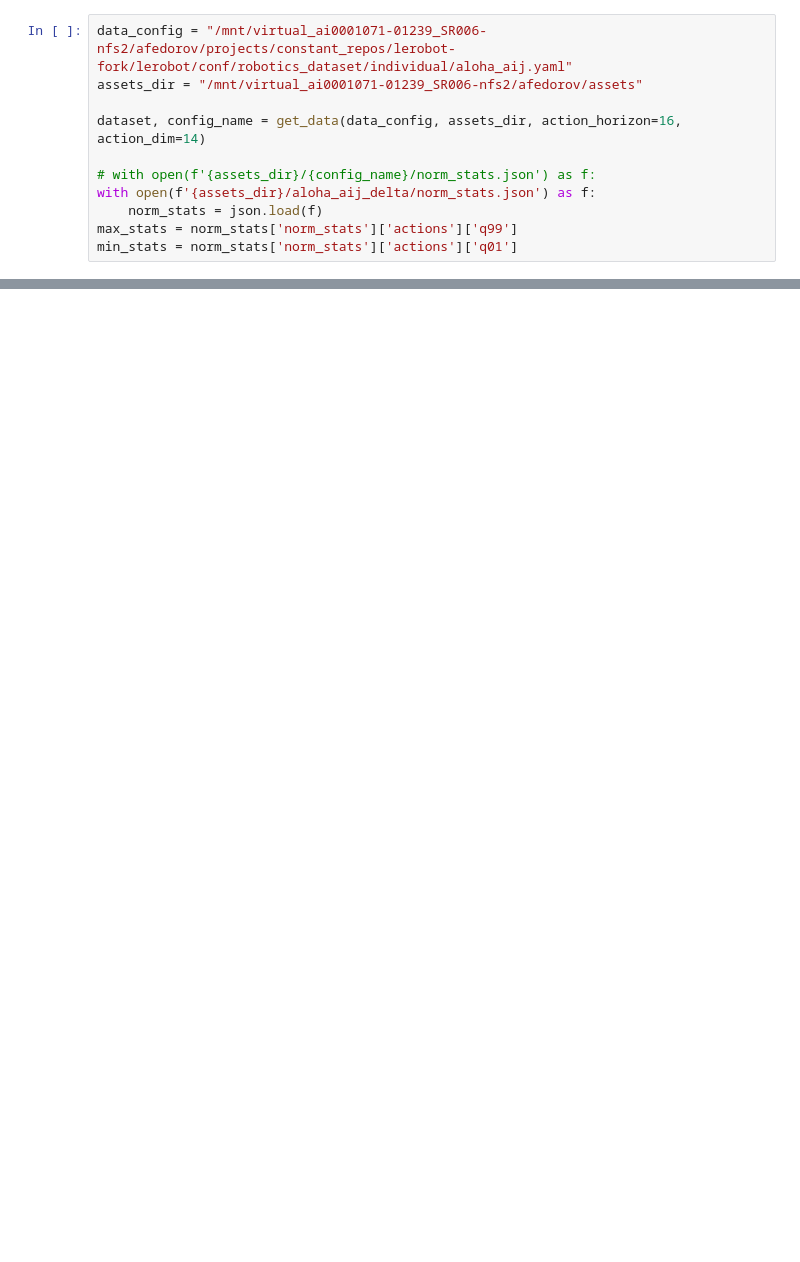
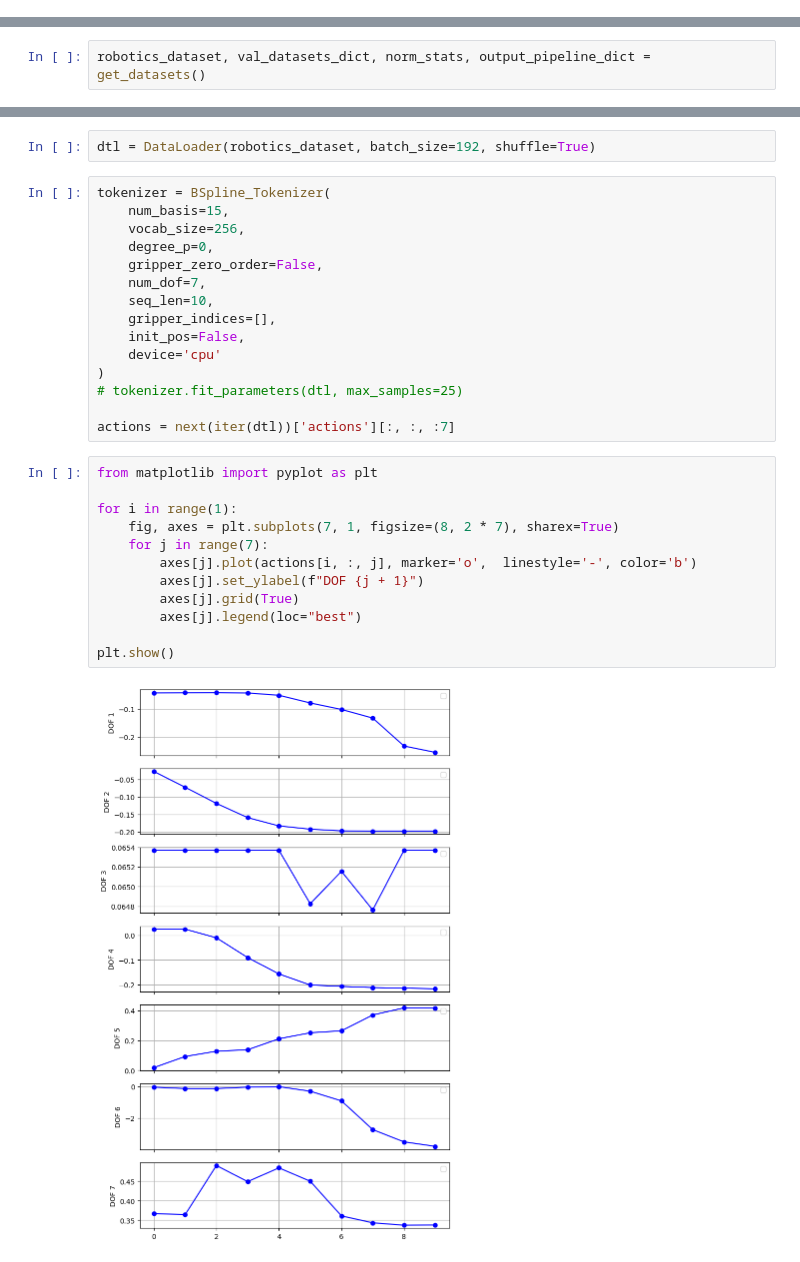
Before and after one commit to Dont4rootMe/beast_tokenizer, a Jupyter notebook: main.ipynb, the cells around one changed output, grey strips where cells are left out. Cells and saved outputs as stored; diff of their text form; blank space fills up the shorter version.

```diff
--- a/main.ipynb
+++ b/main.ipynb
@@ -82,11 +446,0 @@ def get_data(
-# %%
-data_config = "/mnt/virtual_ai0001071-01239_SR006-nfs2/afedorov/projects/constant_repos/lerobot-fork/lerobot/conf/robotics_dataset/individual/aloha_aij.yaml"
-assets_dir = "/mnt/virtual_ai0001071-01239_SR006-nfs2/afedorov/assets"
-
-dataset, config_name = get_data(data_config, assets_dir, action_horizon=16, action_dim=14)
-
-# with open(f'{assets_dir}/{config_name}/norm_stats.json') as f:
-with open(f'{assets_dir}/aloha_aij_delta/norm_stats.json') as f:
-    norm_stats = json.load(f)
-max_stats = norm_stats['norm_stats']['actions']['q99']
-min_stats = norm_stats['norm_stats']['actions']['q01']
@@ -134,0 +447,2 @@ NameError: name 'plt' is not defined
+# %%
+robotics_dataset, val_datasets_dict, norm_stats, output_pipeline_dict = get_datasets()
@@ -134,0 +466,31 @@ NameError: name 'plt' is not defined
+# %%
+dtl = DataLoader(robotics_dataset, batch_size=192, shuffle=True)
+# %%
+tokenizer = BSpline_Tokenizer(
+    num_basis=15,
+    vocab_size=256,
+    degree_p=0,
+    gripper_zero_order=False,
+    num_dof=7,
+    seq_len=10,
+    gripper_indices=[],
+    init_pos=False,
+    device='cpu'
+)
+# tokenizer.fit_parameters(dtl, max_samples=25)
+
+actions = next(iter(dtl))['actions'][:, :, :7]
+# %%
+from matplotlib import pyplot as plt
+
+for i in range(1):
+    fig, axes = plt.subplots(7, 1, figsize=(8, 2 * 7), sharex=True)
+    for j in range(7):
+        axes[j].plot(actions[i, :, j], marker='o',  linestyle='-', color='b')
+        axes[j].set_ylabel(f"DOF {j + 1}")
+        axes[j].grid(True)
+        axes[j].legend(loc="best")
+
+plt.show()
+# %% [output]
+[figure, added]
```
Also changed, not shown: parts of 7 cells of this notebook, 4 other files.
